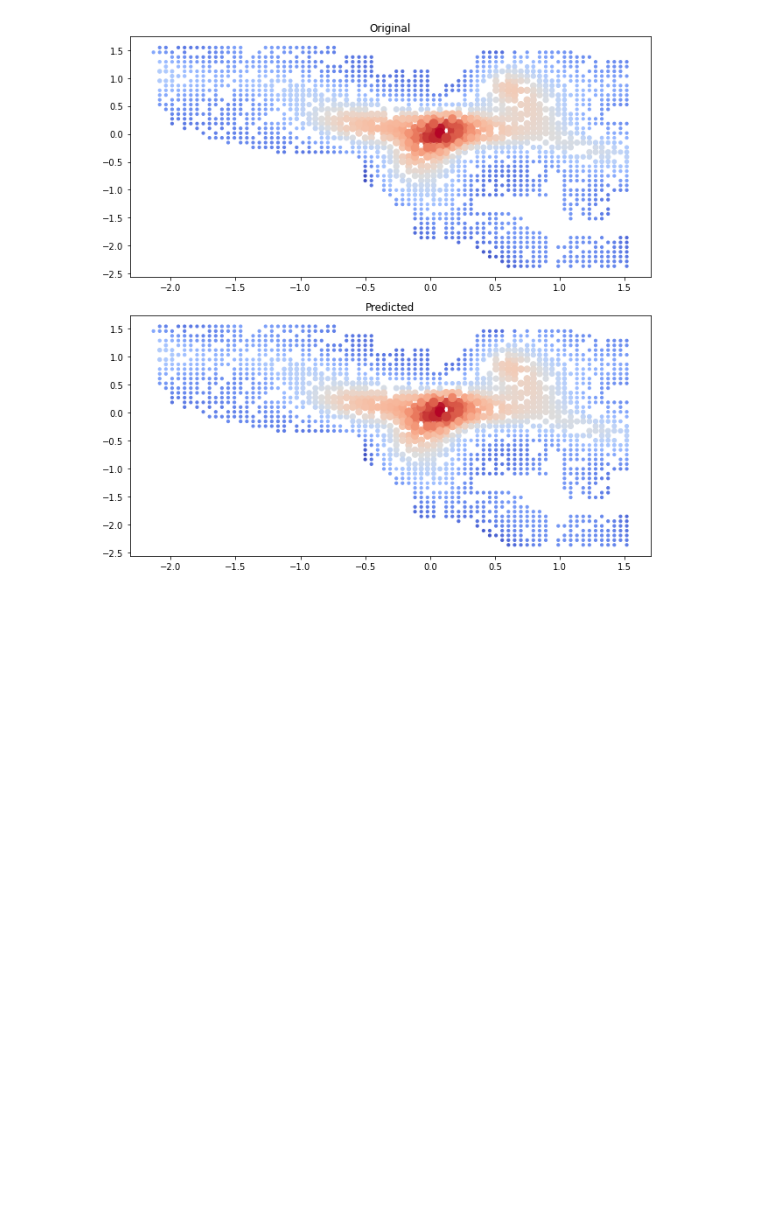
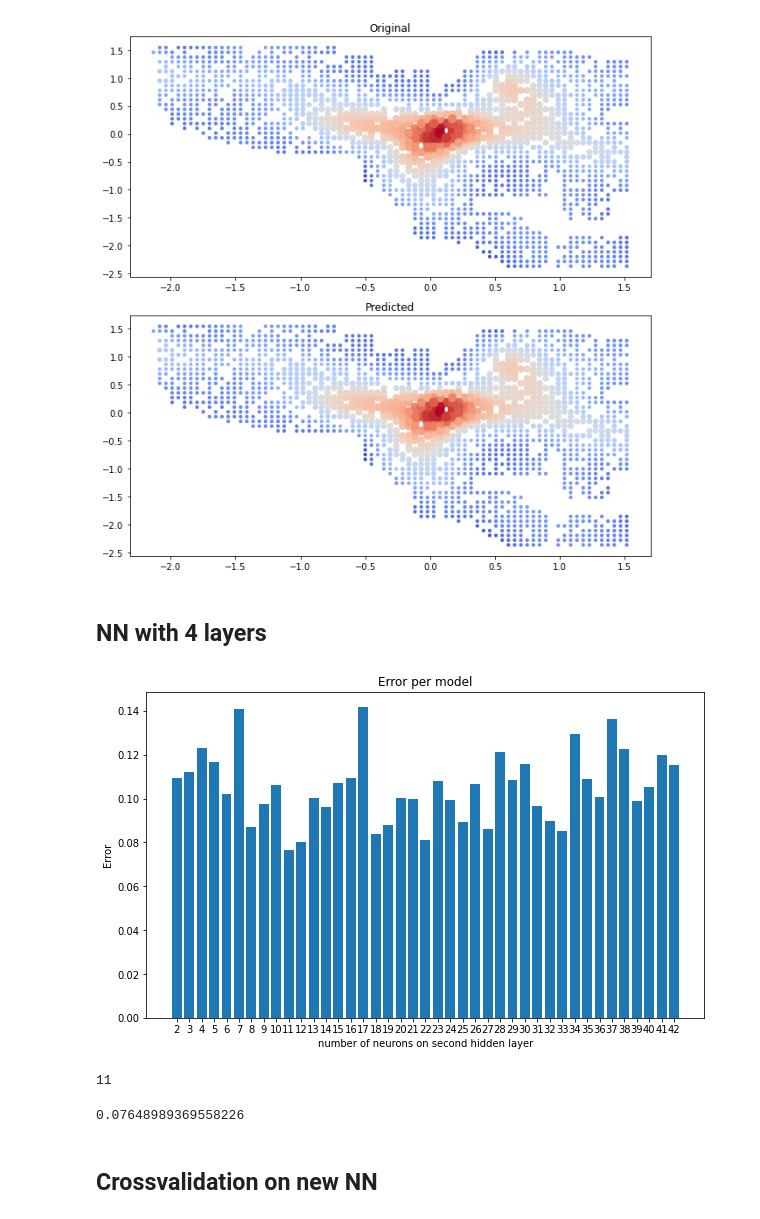
Before and after one commit to TheKompot/NeuralNetwork, a Jupyter notebook: EDA.ipynb, the cells around one changed output. Saved outputs shown, nothing was run; the diff lists cells and outputs as text; code cells hidden in the pictures; blank space fills up the shorter version.

Commit message:
found a new 4 layer model

```diff
--- a/EDA.ipynb
+++ b/EDA.ipynb
@@ -138,7 +138,7 @@ show_history({'loss':train_error,'val_loss':test_error})
 error = []
 lr_list = [0.005,0.01,0.02,0.03,0.04,0.05]
 for lr in lr_list:
-    model = NeuralNetwork(num_perceptrons=[2,48,1],activation='sigmoid')
+    model = NeuralNetwork(num_layers=3,num_perceptrons=[2,48,1],activation='sigmoid')
     train_err,test_err = model.fit(X_train,y_train,X_test,y_test,num_epochs=300,alpha=lr)
     error.append(test_err[-1])
 # %%
@@ -159,7 +159,7 @@ min(error)
 # %%
 error = []
 for i in range(41):
-    model = NeuralNetwork(num_perceptrons=[2,10+i,1],activation='sigmoid')
+    model = NeuralNetwork(num_layers=3,num_perceptrons=[2,10+i,1],activation='sigmoid')
     train_err,test_err = model.fit(X_train,y_train,X_test,y_test,num_epochs=300,alpha=0.03)
     error.append(test_err[-1])
 # %%
@@ -178,7 +178,7 @@ min(error)
 # %% [markdown]
 ## K-fold crossvalidation
 # %%
-model = NeuralNetwork(num_perceptrons=[2,48,1],activation='sigmoid')
+model = NeuralNetwork(num_layers=3,num_perceptrons=[2,48,1],activation='sigmoid')
 # %%
 train_err,test_err = k_fold(model,X_train,y_train.reshape(1,y_train.shape[0]),k=8)
 # %%
@@ -195,3 +195,28 @@ predicted = model.predict(data[:,:2])
 show_data(data[:,:2],data[:,2],predicted)
 # %% [output]
 [figure]
+# %% [markdown]
+## NN with 4 layers
+# %%
+error = []
+for i in range(41):
+    model = NeuralNetwork(num_layers=4,num_perceptrons=[2,48,2+i,1],activation='sigmoid')
+    train_err,test_err = model.fit(X_train,y_train,X_test,y_test,num_epochs=300,alpha=0.03)
+    error.append(test_err[-1])
+# %%
+fig,ax = plt.subplots(figsize=(10,6))
+ax.bar(list(map(str,[2+i for i in range(41)])),error)
+ax.set_title('Error per model')
+ax.set_xlabel('number of neurons on second hidden layer')
+ax.set_ylabel('Error')
+plt.show()
+# %% [output]
+[figure, added]
+# %%
+print(2+error.index(min(error)))
+min(error)
+# %% [output]
+11
+0.07648989369558226
+# %% [markdown]
+## Crossvalidation on new NN
```
Also changed, not shown: parts of 11 cells of this notebook.
